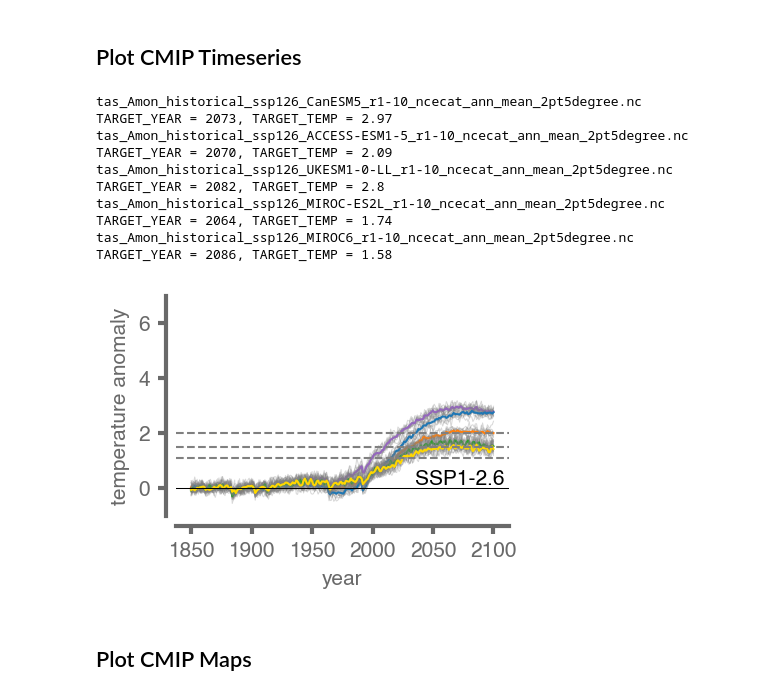
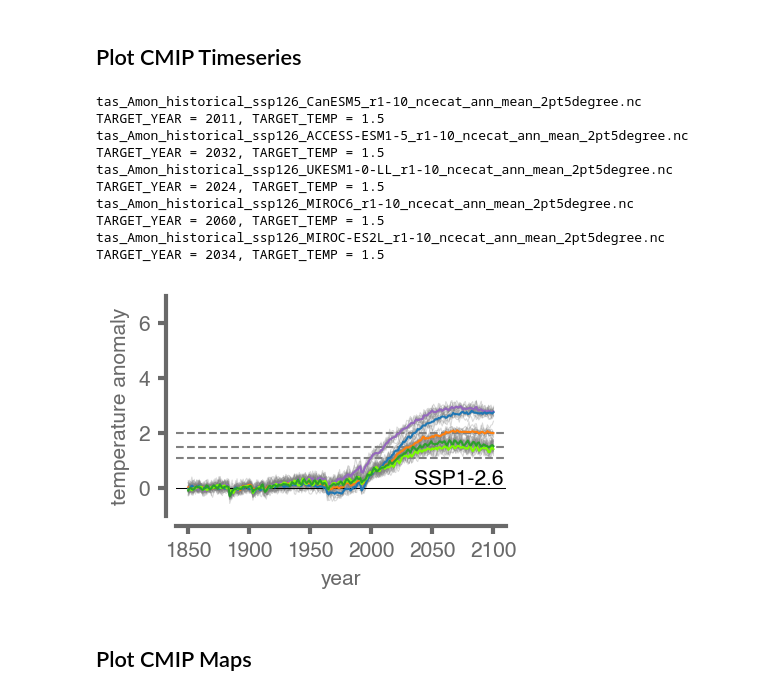
Before and after one commit to eabarnes1010/target_temp_detection, a Jupyter notebook: _plot_temps.ipynb, the cells around one changed output. Cells and saved outputs as stored; diff of their text form; code cells hidden in the pictures.

Commit message:
added ssp2-4.5, analyzed many more observations and made final final figures

```diff
--- a/_plot_temps.ipynb
+++ b/_plot_temps.ipynb
@@ -46,7 +48,7 @@ tensorflow-probability version = 0.15.0
 # %% [markdown]
 ## User Choices
 # %%
-EXP_NAME = 'exp20C_126_max'#'exp15C_370'#'exp15C_370' #exp15C_126
+EXP_NAME = 'exp15C_126'#'exp15C_370'#'exp15C_370' #exp15C_126
 
 #-------------------------------------------------------
 
@@ -144,7 +146,11 @@ filenames = file_methods.get_cmip_filenames(settings, verbose=0)
 N_GCMS = len(filenames)
 
 # loop through the models and plot
-clr = ('tab:purple','tab:orange', 'tab:blue', 'tab:green', 'gold', 'brown','black','darkorange')
+clr = ('tab:purple','tab:orange', 'tab:blue', 'tab:green', 'gold', 'brown','black','darkorange','fuchsia','lawngreen')
+if settings["ssp"]=="245":
+    clr = ('tab:purple','tab:orange', 'fuchsia', 'tab:green', 'gold', 'brown','black','darkorange','fuchsia','lawngreen')
+elif settings["ssp"]=="126":
+    clr = ('tab:purple','tab:orange', 'tab:blue', 'lawngreen','tab:green', 'gold', 'brown','black','darkorange','fuchsia','lawngreen')
 fig,axs = plt.subplots(1,1,figsize=(3,2.25))
 
 for imodel, f in enumerate(filenames):
@@ -157,6 +163,12 @@ for imodel, f in enumerate(filenames):
     baseline_mean = global_mean.sel(time=slice(str(settings["baseline_yr_bounds"][0]),str(settings["baseline_yr_bounds"][1]))).mean('time')
     global_mean_anomalies = global_mean - baseline_mean
 
+    if settings["smooth"] == True:
+        mean_curve = savgol_filter(np.mean(global_mean_anomalies,axis=0), 15, 3)
+    else:
+        mean_curve = np.mean(global_mean_anomalies,axis=0)
+
+
     # plot the members
     plt.plot(f_years,
              np.swapaxes(global_mean_anomalies.to_numpy(),1,0),
@@ -166,50 +178,53 @@ for imodel, f in enumerate(filenames):
             )
     # plot ensemble mean
     plt.plot(f_years,
-             np.mean(global_mean_anomalies,axis=0),
+             mean_curve,
              color=clr[imodel],
              linewidth=1.,
              alpha=1.,
+             zorder=100,
             )
 
 # plt.title('Global Mean Temperatures for SSP'+ str(settings["ssp"]),fontsize=12)
 plt.xlabel('year',fontsize=FS)
 plt.ylabel('temperature anomaly',fontsize=FS)
 plt.xticks(np.arange(1850,2150,50),np.arange(1850,2150,50))
 
 plt.ylim(-1,7)
+# plt.ylim(-1,3.2)
+plt.xlim(1840,2110)
 plt.axhline(y=0, color='black', linewidth=0.5)
 plt.axhline(y=1.1, color='gray', linewidth=1.0, linestyle='--')
 plt.axhline(y=1.5, color='gray', linewidth=1.0, linestyle='--')
 plt.axhline(y=2.0, color='gray', linewidth=1.0, linestyle='--')
 
 plt.text(2035,
          0,
          "SSP" + settings["ssp"][0] + '-' + settings["ssp"][1] + '.' + settings["ssp"][-1],
          fontsize=FS,
          horizontalalignment="left",
          verticalalignment="bottom",
          color='k',
          weight="bold",
         )
 
 format_spines(plt.gca())
 
 plt.tight_layout()
 plots.savefig(FIGURE_DIRECTORY + settings["exp_name"] + '_cmip_gmt',dpi=savefig_dpi)
 plt.show()
 # %% [output]
 tas_Amon_historical_ssp126_CanESM5_r1-10_ncecat_ann_mean_2pt5degree.nc
-TARGET_YEAR = 2073, TARGET_TEMP = 2.97
+TARGET_YEAR = 2011, TARGET_TEMP = 1.5
 tas_Amon_historical_ssp126_ACCESS-ESM1-5_r1-10_ncecat_ann_mean_2pt5degree.nc
-TARGET_YEAR = 2070, TARGET_TEMP = 2.09
+TARGET_YEAR = 2032, TARGET_TEMP = 1.5
 tas_Amon_historical_ssp126_UKESM1-0-LL_r1-10_ncecat_ann_mean_2pt5degree.nc
-TARGET_YEAR = 2082, TARGET_TEMP = 2.8
+TARGET_YEAR = 2024, TARGET_TEMP = 1.5
+tas_Amon_historical_ssp126_MIROC6_r1-10_ncecat_ann_mean_2pt5degree.nc
+TARGET_YEAR = 2060, TARGET_TEMP = 1.5
 tas_Amon_historical_ssp126_MIROC-ES2L_r1-10_ncecat_ann_mean_2pt5degree.nc
-TARGET_YEAR = 2064, TARGET_TEMP = 1.74
-tas_Amon_historical_ssp126_MIROC6_r1-10_ncecat_ann_mean_2pt5degree.nc
-TARGET_YEAR = 2086, TARGET_TEMP = 1.58
+TARGET_YEAR = 2034, TARGET_TEMP = 1.5
-[figure, old version]
+[figure, new version]
 # %% [markdown]
 ## Plot CMIP Maps
 # %%
```
Also changed, not shown: parts of 6 cells of this notebook, 10 other files.
